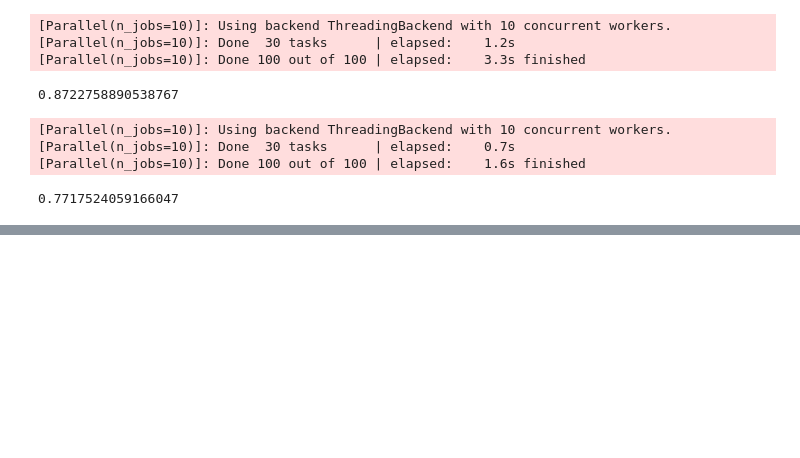
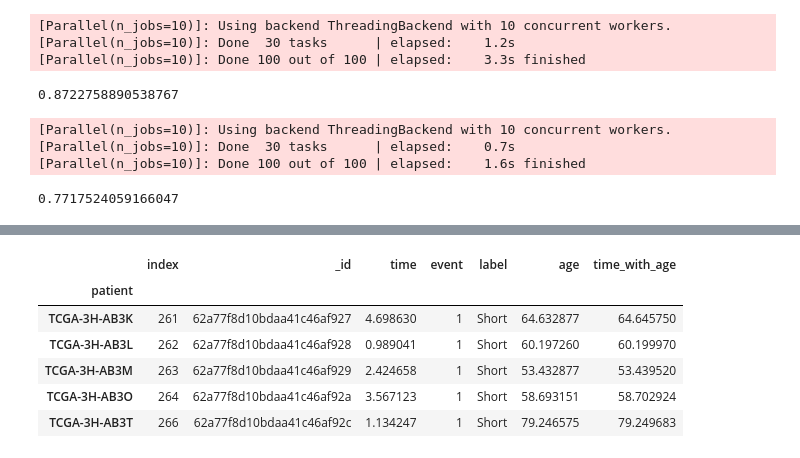
Before and after one commit to ohaddoron/ohad, a Jupyter notebook: playground.ipynb, the cells around one changed output, grey strips where cells are left out. Saved outputs shown, nothing was run; the diff lists cells and outputs as text; code cells hidden in the pictures; blank space fills up the shorter version.

```diff
--- a/playground.ipynb
+++ b/playground.ipynb
@@ -345,0 +506,11 @@ mdl.score(X_val, y_val)
+# %%
+
+df_surv_short = survival[survival['patient'].isin(patients_short_train)]
+df_surv_short['label'] = 'Short'
+df_surv_medium = survival[survival['patient'].isin(patients_medium_train)]
+df_surv_medium['label'] = 'Medium'
+df_surv_long = survival[survival['patient'].isin(patients_long_train)]
+df_surv_long['label'] = 'Long'
+
+df_surv = pd.concat((df_surv_short, df_surv_medium, df_surv_long)).reset_index()
+df_surv.set_index('patient', inplace=True)
@@ -345,0 +533,2 @@ mdl.score(X_val, y_val)
+# %%
+age_docs = list(client['TCGAOmics']['Clinical'].find({"name": "age_at_diagnosis", "patient": {"$in": df_surv.index.tolist()}}))
@@ -345,0 +540,10 @@ mdl.score(X_val, y_val)
+# %%
+df_surv.head()
+# %% [output]
+|  | index | _id | time | event | label | age | time_with_age |
+| patient |  |  |  |  |  |  |  |
+| TCGA-3H-AB3K | 261 | 62a77f8d10bdaa41c46af927 | 4.698630 | 1 | Short | 64.632877 | 64.645750 |
+| TCGA-3H-AB3L | 262 | 62a77f8d10bdaa41c46af928 | 0.989041 | 1 | Short | 60.197260 | 60.199970 |
+| TCGA-3H-AB3M | 263 | 62a77f8d10bdaa41c46af929 | 2.424658 | 1 | Short | 53.432877 | 53.439520 |
+| TCGA-3H-AB3O | 264 | 62a77f8d10bdaa41c46af92a | 3.567123 | 1 | Short | 58.693151 | 58.702924 |
+| TCGA-3H-AB3T | 266 | 62a77f8d10bdaa41c46af92c | 1.134247 | 1 | Short | 79.246575 | 79.249683 |
```
Also changed, not shown: parts of 68 cells of this notebook, 7 other files.
